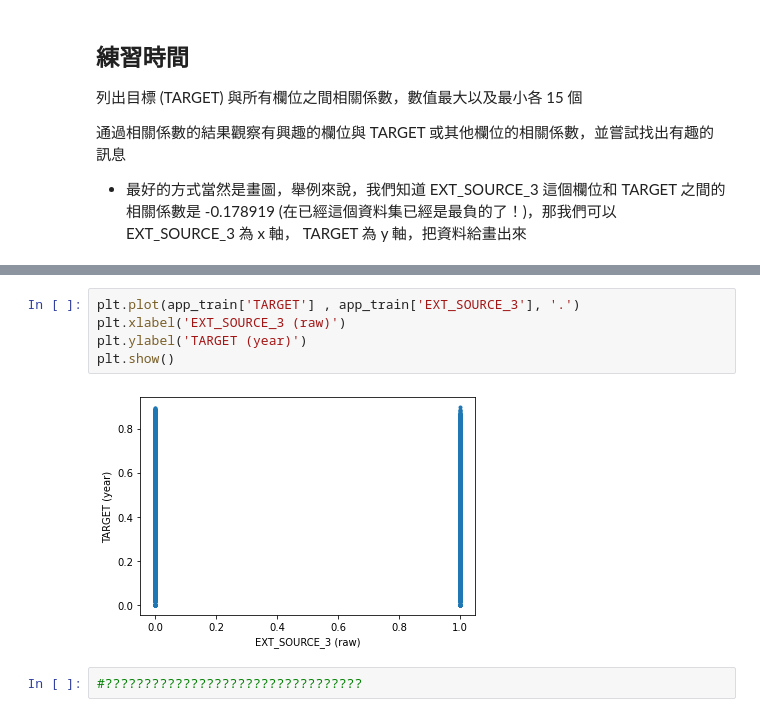
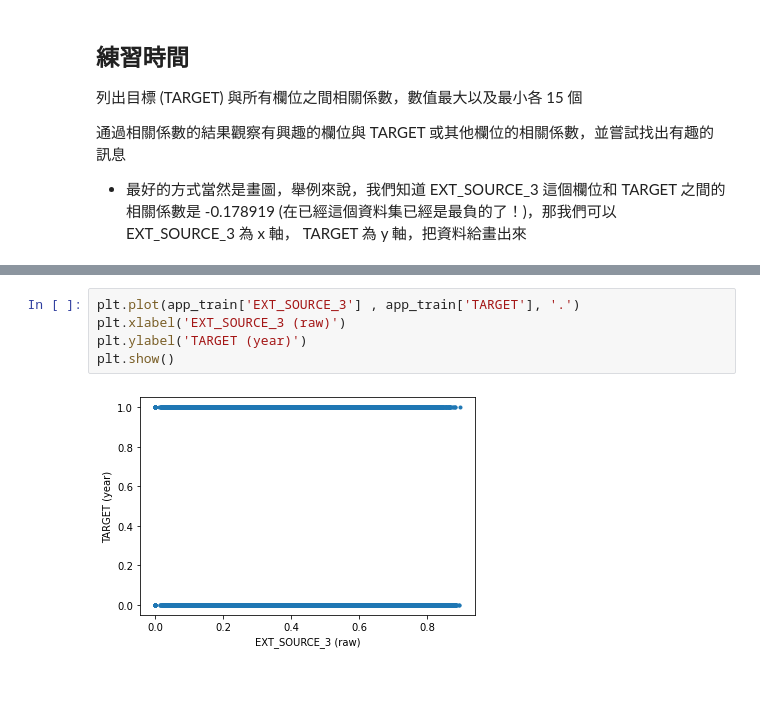
Before and after one commit to hsuehcc/Day15, a Jupyter notebook: Day_015_HW.ipynb, the cells around one changed output, grey strips where cells are left out. Saved outputs shown, nothing was run; the diff lists cells and outputs as text; blank space fills up the shorter version.

```diff
--- a/Day_015_HW.ipynb
+++ b/Day_015_HW.ipynb
@@ -90,9 +150,7 @@ app_train.corr()['TARGET'].max()
 # %%
-plt.plot(app_train['TARGET'] , app_train['EXT_SOURCE_3'], '.')
+plt.plot(app_train['EXT_SOURCE_3'] , app_train['TARGET'], '.')
 plt.xlabel('EXT_SOURCE_3 (raw)')
 plt.ylabel('TARGET (year)')
 plt.show()
 # %% [output]
-[figure, old version]
+[figure, new version]
-# %%
-#?????????????????????????????????
```
Also changed, not shown: parts of 6 cells of this notebook.
